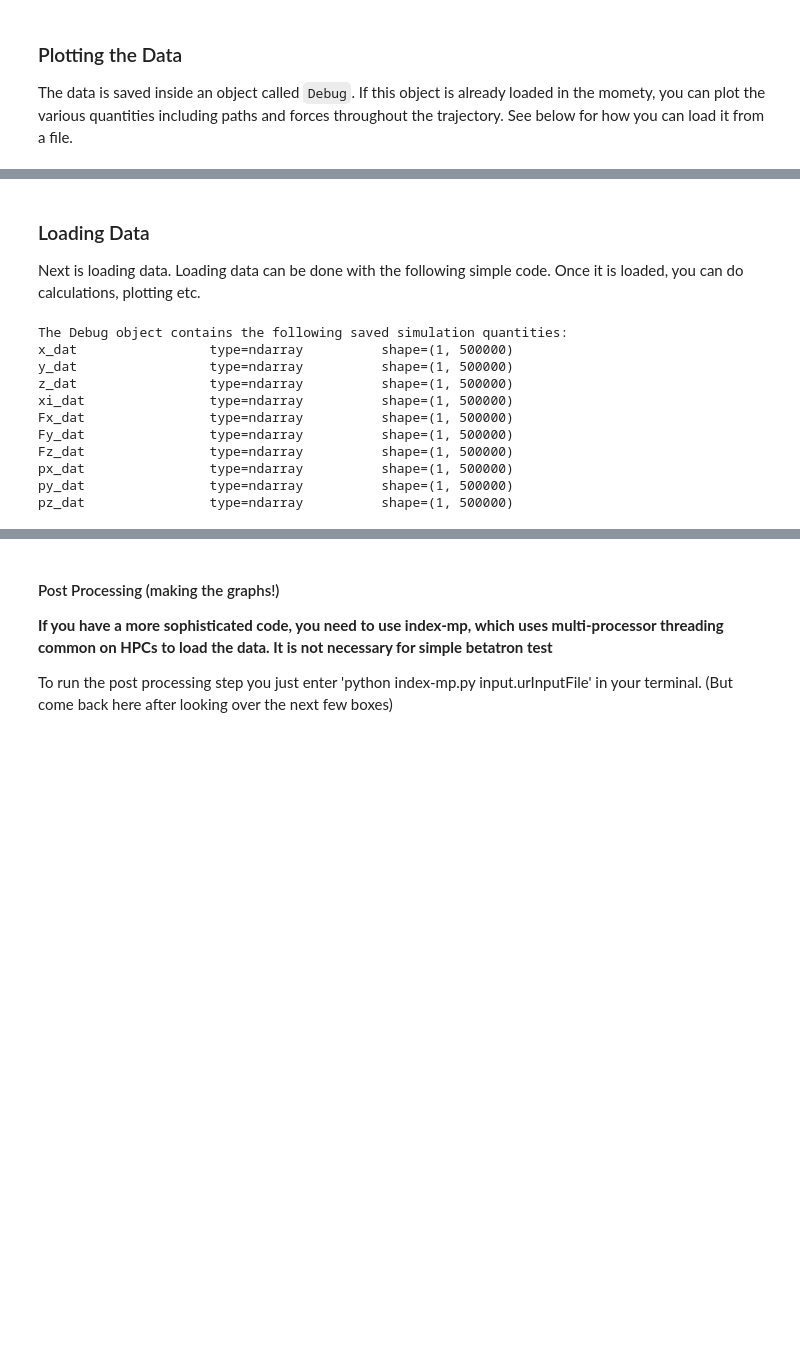
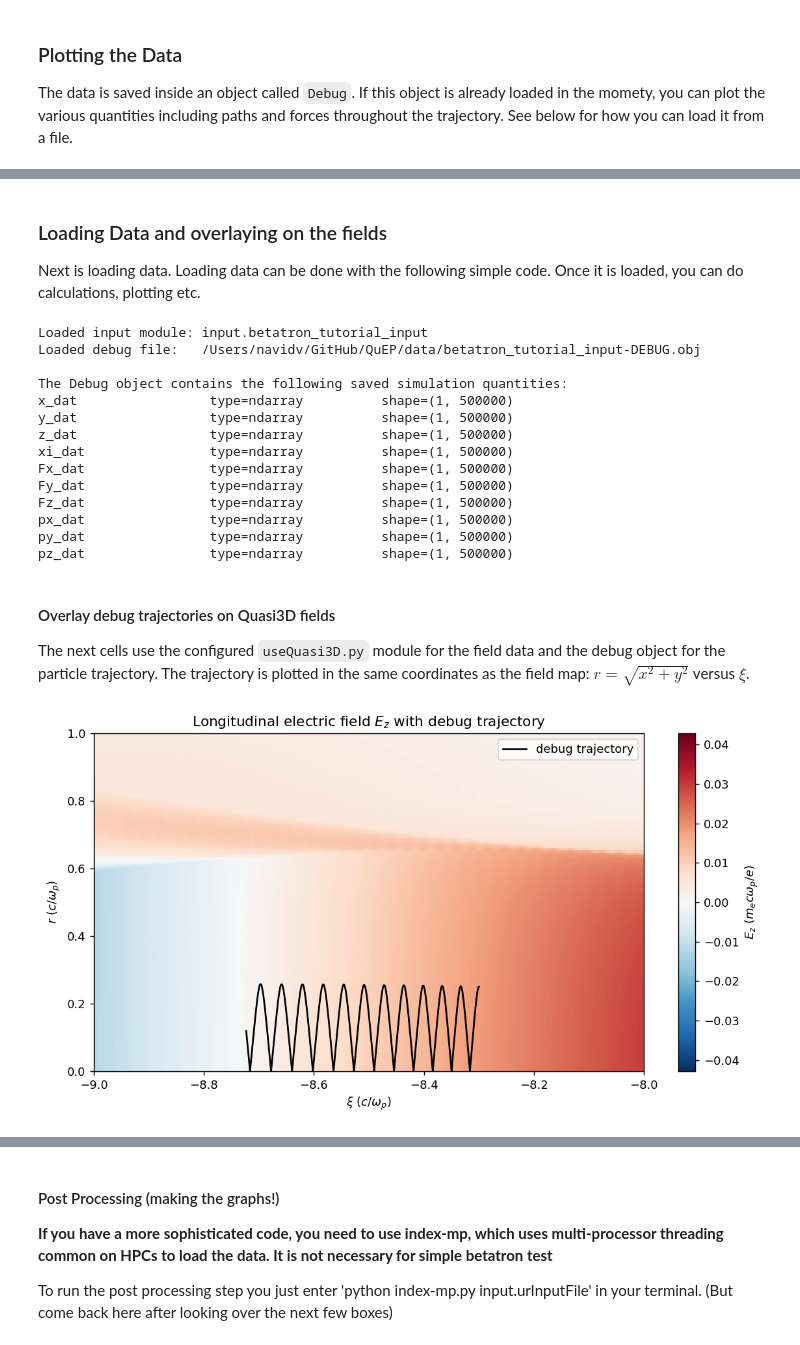
Before and after one commit to Bryson-cm/QuEP, a Jupyter notebook: betatronTutorialFinal.ipynb, the cells around one changed output, grey strips where cells are left out. Cells and saved outputs as stored; diff of their text form; code cells hidden in the pictures; blank space fills up the shorter version.

Commit message:
modified the python tutorial file with the new inputs required by the code and with plotting the trajectory on top of the fields.

```diff
--- a/betatronTutorialFinal.ipynb
+++ b/betatronTutorialFinal.ipynb
@@ -201,22 +209,60 @@ Plotting 1 electron trajectory/trajectories.
 # %% [markdown]
-### Loading Data
+### Loading Data and overlaying on the fields
 Next is loading data. Loading data can be done with the following simple code. Once it is loaded, you can do calculations, plotting etc.
 # %%
 %reset -f
+
+import gc
+import importlib
 import pickle
-import gc
+import sys
+from pathlib import Path
+
 import numpy as np
 import matplotlib.pyplot as plt
 
+# Clean up memory from earlier notebook cells.
 gc.collect()
 
-with open("data/betatron_tutorial_input-DEBUG.obj", "rb") as file:
-    debug = pickle.load(file)[0]
+# Make sure imports work when the notebook is run from the project root.
+project_root = Path.cwd()
+if str(project_root) not in sys.path:
+    sys.path.insert(0, str(project_root))
 
-print("The Debug object contains the following saved simulation quantities:")
+# -----------------------------------------------------------------------------
+# Load the user input file
+# -----------------------------------------------------------------------------
+# Use the module name, not the .py or .npz filename.
+# For input/betatron_tutorial_input.py, use "input.betatron_tutorial_input" if
+input_module = "input.betatron_tutorial_input"
+init = importlib.import_module(input_module)
+
+# -----------------------------------------------------------------------------
+# Configure the Quasi3D field infrastructure
+# -----------------------------------------------------------------------------
+import include.simulations.useQuasi3D as sim
+sim.configure(init)
+
+# -----------------------------------------------------------------------------
+# Load the debug trajectory object
+# -----------------------------------------------------------------------------
+debug_file = project_root / "data" / "betatron_tutorial_input-DEBUG.obj"
+
+with open(debug_file, "rb") as file:
+    debug_loaded = pickle.load(file)
+
+# main.py saves Debug as a one-element list/tuple in this tutorial case.
+debug = debug_loaded[0] if isinstance(debug_loaded, (list, tuple)) else debug_loaded
+
+print(f"Loaded input module: {init.__name__}")
+print(f"Loaded debug file:   {debug_file}")
+print("\nThe Debug object contains the following saved simulation quantities:")
 for key, value in debug.__dict__.items():
     print(f"{key:20s}  type={type(value).__name__:15s}  shape={np.shape(value)}")
 # %% [output]
+Loaded input module: input.betatron_tutorial_input
+Loaded debug file:   /Users/navidv/GitHub/QuEP/data/betatron_tutorial_input-DEBUG.obj
+
 The Debug object contains the following saved simulation quantities:
 x_dat                 type=ndarray          shape=(1, 500000)
 y_dat                 type=ndarray          shape=(1, 500000)
@@ -228,3 +274,7 @@ Fz_dat                type=ndarray          shape=(1, 500000)
 px_dat                type=ndarray          shape=(1, 500000)
 py_dat                type=ndarray          shape=(1, 500000)
 pz_dat                type=ndarray          shape=(1, 500000)
+# %% [markdown]
+#### Overlay debug trajectories on Quasi3D fields
+
+The next cells use the configured `useQuasi3D.py` module for the field data and the debug object for the particle trajectory. The trajectory is plotted in the same coordinates as the field map: $r=\sqrt{x^2+y^2}$ versus $\xi$.
@@ -230,0 +367,15 @@ pz_dat                type=ndarray          shape=(1, 500000)
+# %%
+# Longitudinal electric field with the debug trajectory overlaid.
+# E1_M0 lives on (xiaxis_1, raxis_2).
+plot_field_with_debug_trajectories(
+    sim.xiaxis_1,
+    sim.raxis_2,
+    sim.E1_M0,
+    debug,
+    title=r"Longitudinal electric field $E_z$ with debug trajectory",
+    field_label=r"$E_z$ $(m_e c \omega_p/e)$",
+    xlim=(-9, -8),
+    ylim=(0, 1),
+)
+# %% [output]
+[figure, added]
```
Also changed, not shown: parts of 5 cells of this notebook.
